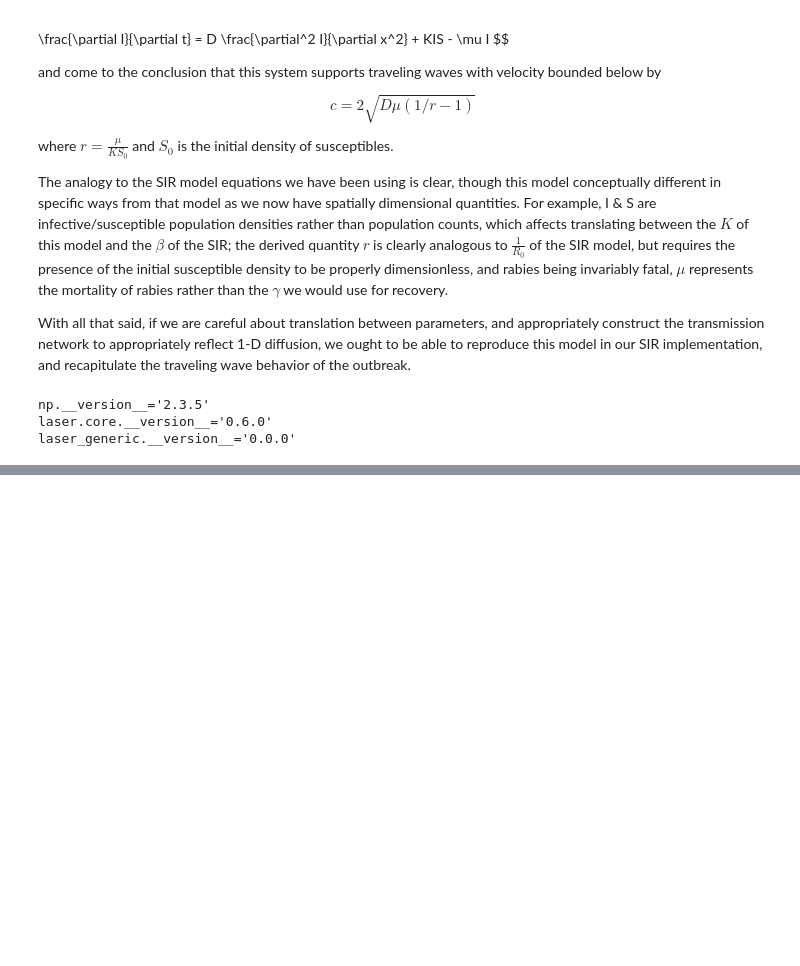
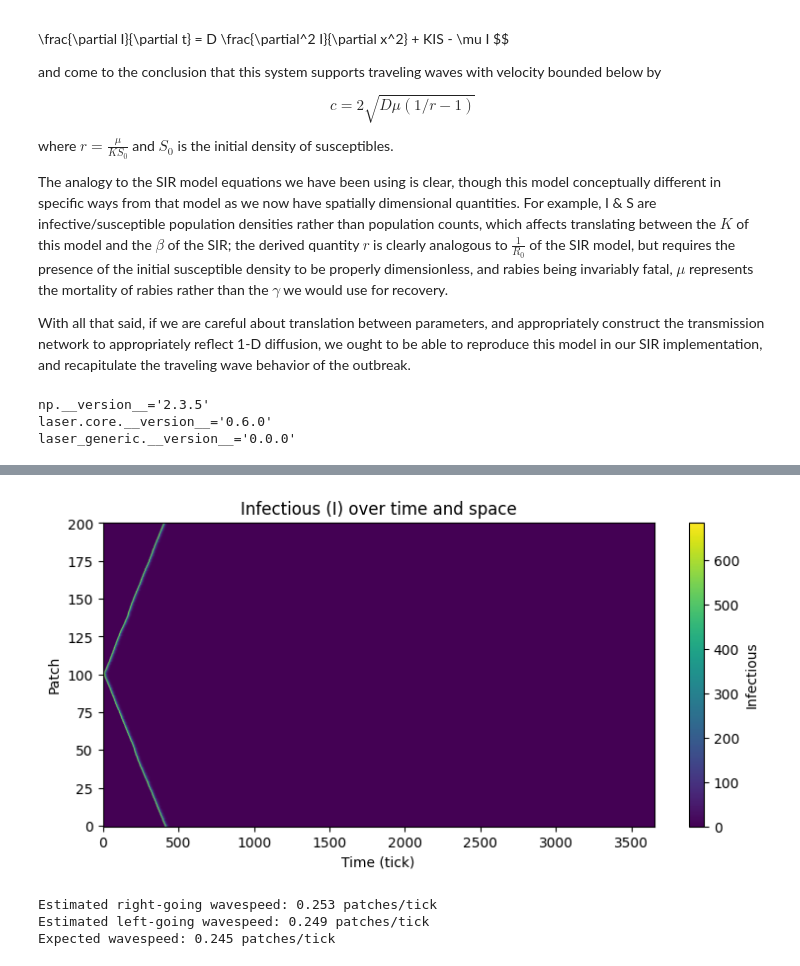
Before and after one commit to laser-base/laser-generic, a Jupyter notebook: notebooks/09_rabies_diffusion_1D.ipynb, the cells around one changed output, grey strips where cells are left out. Drawn from its saved outputs; the diff is of its cells as text; code cells hidden in the pictures; blank space fills up the shorter version.

Commit message:
Committing model of 1-D diffusion of SIR disease

```diff
--- a/notebooks/09_rabies_diffusion_1D.ipynb
+++ b/notebooks/09_rabies_diffusion_1D.ipynb
@@ -45,8 +45,9 @@ np.__version__='2.3.5'
 laser.core.__version__='0.6.0'
 laser_generic.__version__='0.0.0'
 # %%
+#Set up the network and initial conditions
 npatches = 201
-pop = 10000
+pop = 1000
 scenario = grid(M=1, N=npatches, node_size_km=10, population_fn=lambda x,y: pop, origin_x=0, origin_y=0)
 initial_infected = 3
 scenario["I"] = 0
@@ -54,4 +55,3 @@ scenario["R"] = 0
 scenario["S"] = scenario.population
 scenario.loc[scenario.nodeid==101,"I"] = initial_infected
 scenario.loc[scenario.nodeid==101,"S"] = scenario.loc[scenario.nodeid==101,"population"]-initial_infected
-scenario
@@ -82,19 +67,8 @@ Name: 101, dtype: object
 # %%
-npatches = 201
-pop = 10000
-scenario = grid(M=1, N=npatches, node_size_km=10, population_fn=lambda x,y: pop, origin_x=0, origin_y=0)
-initial_infected = 3
-
-nticks = 730
-R0_samples = 5
-infmean_samples = 30
-
-scenario["I"] = 0
-scenario["R"] = 0
-scenario["S"] = scenario.population
-
-scenario
-
+infmean = 6.0
+R0 = 10.0
+nticks = 10 * 365
+D = .01
 parameters = PropertySet(
     {
         "seed": np.random.randint(0, 1000000),
@@ -107,6 +81,9 @@ parameters = PropertySet(
 
 infdurdist = dists.exponential(scale=parameters.inf_mean)
 model = Model(scenario, parameters)
+model.network = 0*model.network
+np.fill_diagonal(model.network[1:], D)
+np.fill_diagonal(model.network[:,1:], D)
 
 model.components = [
     SIR.Susceptible(model),
@@ -115,7 +92,42 @@ model.components = [
     SIR.Transmission(model, infdurdist),
 ]
 model.run()
-outputs[i, :, :] = model.nodes.I
-os.makedirs("outputs", exist_ok=True)
-np.save(os.path.join("outputs", "CCS_outputs.npy"), outputs)
-i+=1
+# %%
+plt.figure(figsize=(9, 4))
+plt.imshow(model.nodes.I.T, aspect='auto', origin='lower')
+plt.xlabel('Time (tick)')
+plt.ylabel('Patch')
+plt.title('Infectious (I) over time and space')
+plt.colorbar(label='Infectious')
+plt.show()
+# %% [output]
+[figure, added]
+# %%
+from scipy.stats import linregress
+
+# Find the time (tick) of peak I for each node
+peak_times = model.nodes.I.argmax(axis=0)  # shape: (npatches,)
+
+# Get the node indices for right-going (101 to 200) and left-going (100 to 0) waves
+right_nodes = np.arange(101, npatches)
+left_nodes = np.arange(100, -1, -1)
+
+# Fit a line to peak_times vs node index for each direction to estimate velocity (slope = 1/velocity)
+
+# Right-going wave
+right_peak_times = peak_times[right_nodes]
+slope_r, intercept_r, r_value_r, p_value_r, std_err_r = linregress(right_nodes[right_peak_times>0], right_peak_times[right_peak_times > 0])
+velocity_right = 1 / slope_r if slope_r != 0 else np.nan
+
+# Left-going wave
+left_peak_times = peak_times[left_nodes]
+slope_l, intercept_l, r_value_l, p_value_l, std_err_l = linregress(left_nodes[left_peak_times>0], left_peak_times[left_peak_times > 0])
+velocity_left = -1 / slope_l if slope_l != 0 else np.nan  # negative because left
+
+print(f"Estimated right-going wavespeed: {velocity_right:.3f} patches/tick")
+print(f"Estimated left-going wavespeed: {velocity_left:.3f} patches/tick")
+print(f"Expected wavespeed: {2*np.sqrt(D/infmean*(R0-1)):.3f} patches/tick")
+# %% [output]
+Estimated right-going wavespeed: 0.253 patches/tick
+Estimated left-going wavespeed: 0.249 patches/tick
+Expected wavespeed: 0.245 patches/tick
```
Also changed, not shown: parts of 5 cells of this notebook.
